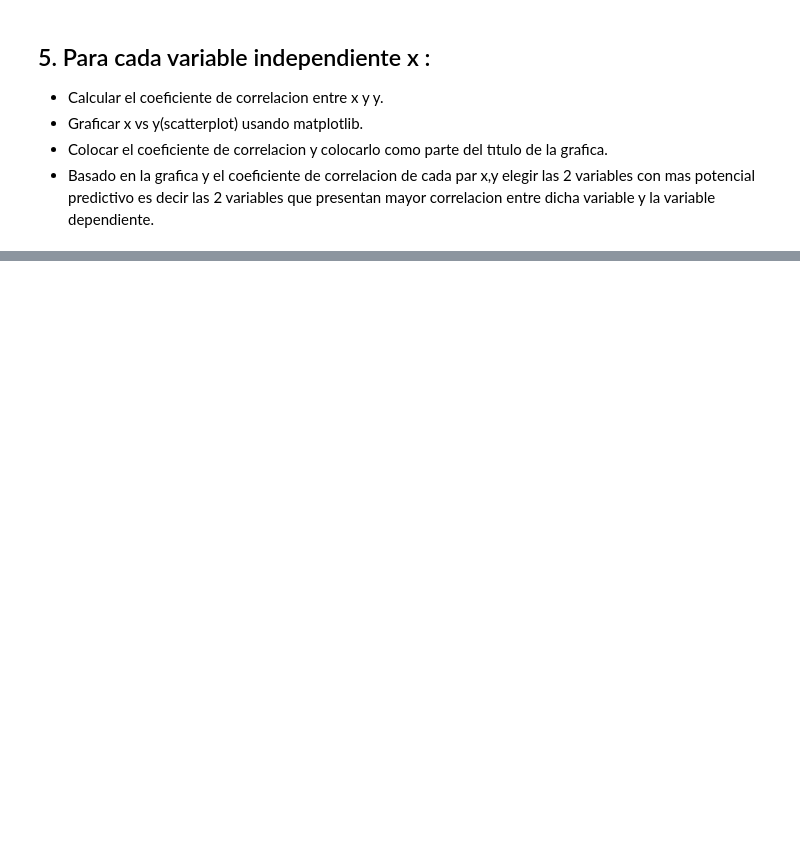
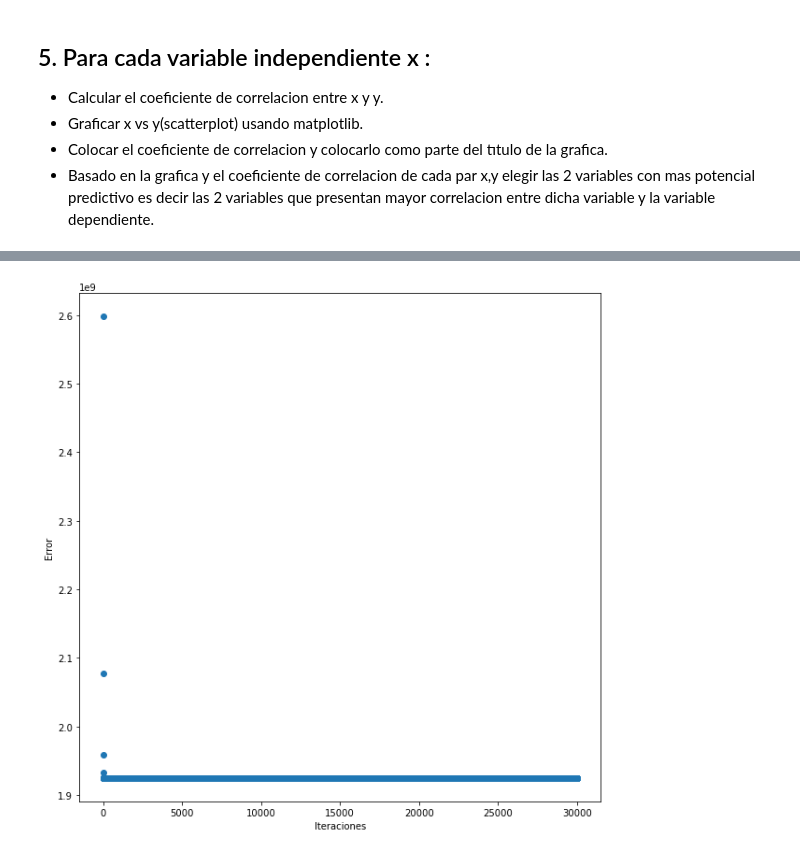
Before and after one commit to Conchitavc/Python-PAPD, a Jupyter notebook: Proyecto_final.ipynb, the cells around one changed output, grey strips where cells are left out. Saved outputs shown, nothing was run; the diff lists cells and outputs as text; code cells hidden in the pictures; blank space fills up the shorter version.

```diff
--- a/Proyecto_final.ipynb
+++ b/Proyecto_final.ipynb
@@ -113,0 +239,7 @@ sns.pairplot(prueba) #identificar variables que tienen forma de regresion lineal
+# %%
+# mando el valor B0 y B1 inicial, el epochs, cuales sera mi valores X y Valores en Y , learningrate  y cada cuanto imprimo
+Modelo2 = modeloAnalizar.mi_regresion(30000,100,30000, "1stFlrSF", "SalePrice", 0.000001, 5000)
+# ultima iteracion
+print("Ultima Iteracion del modelo:")
+print("Error                    B0                    B1")
+print(Modelo2[list(Modelo2.keys())[-1]])
@@ -113,0 +264,7 @@ sns.pairplot(prueba) #identificar variables que tienen forma de regresion lineal
+# %%
+ValoresY = list(Modelo2.values())
+ValoresX = list(Modelo2.keys())
+errores = [row[0] for row in ValoresY]
+ModeloPropio.graficaSimple(ValoresX, errores, "Iteraciones" , "Error")
+# %% [output]
+[figure, added]
```
Also changed, not shown: parts of 24 cells of this notebook.
